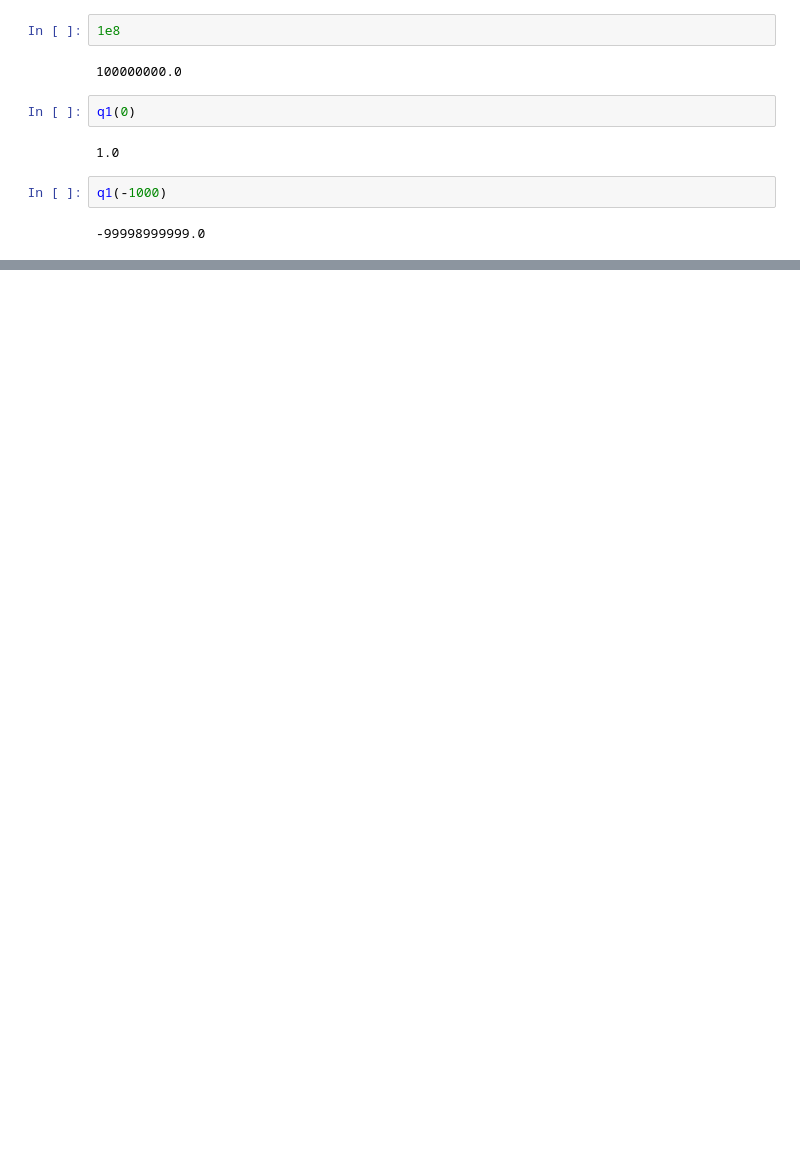
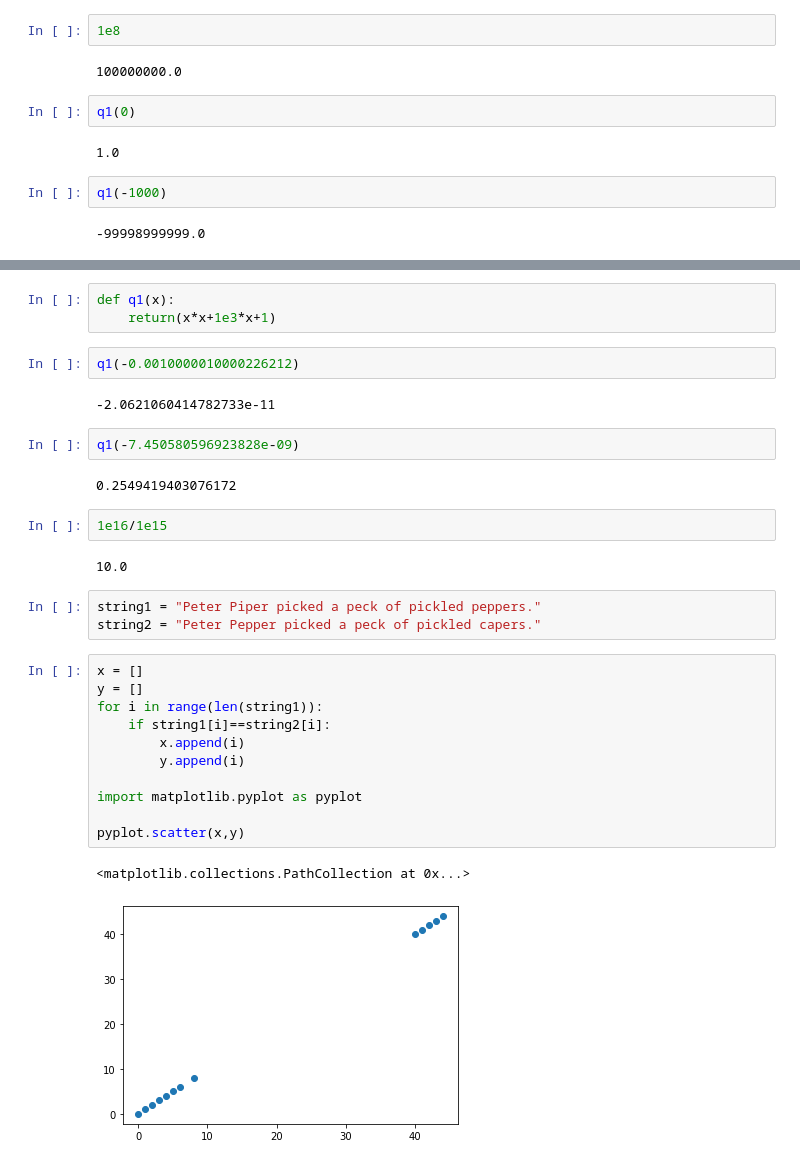
Before and after one commit to millera2/millera2.github.io, a Jupyter notebook: CS-111/CS111-scratch-pad.ipynb, the cells around one changed output, grey strips where cells are left out. Drawn from its saved outputs; the diff is of its cells as text; blank space fills up the shorter version.

```diff
--- a/CS-111/CS111-scratch-pad.ipynb
+++ b/CS-111/CS111-scratch-pad.ipynb
@@ -1217,0 +1302,32 @@ q1(-1000)
+# %%
+def q1(x):
+    return(x*x+1e3*x+1)
+# %%
+q1(-0.0010000010000226212)
+# %% [output]
+-2.0621060414782733e-11
+# %%
+q1(-7.450580596923828e-09)
+# %% [output]
+0.2549419403076172
+# %%
+1e16/1e15
+# %% [output]
+10.0
+# %%
+string1 = "Peter Piper picked a peck of pickled peppers."
+string2 = "Peter Pepper picked a peck of pickled capers."
+# %%
+x = []
+y = []
+for i in range(len(string1)):
+    if string1[i]==string2[i]:
+        x.append(i)
+        y.append(i)
+
+import matplotlib.pyplot as pyplot
+
+pyplot.scatter(x,y)
+# %% [output]
+<matplotlib.collections.PathCollection at 0x...>
+[figure, added]
```
Also changed, not shown: parts of 36 cells of this notebook, 7 other files.
